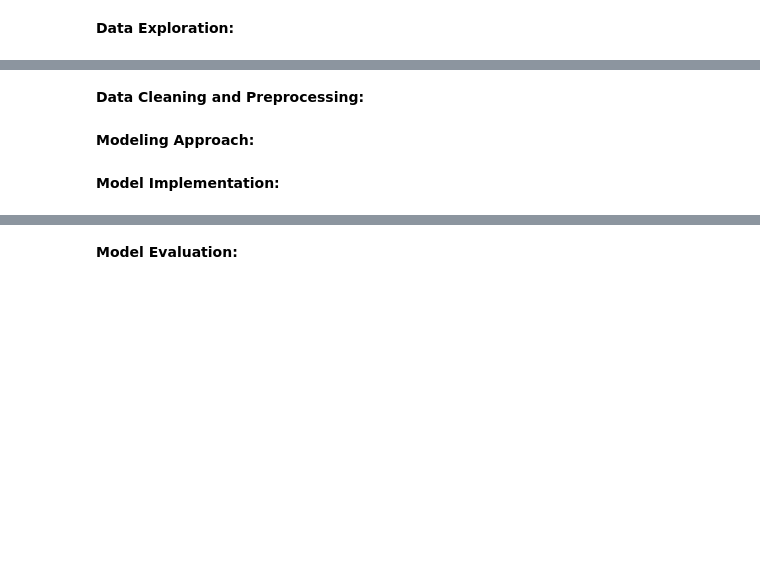
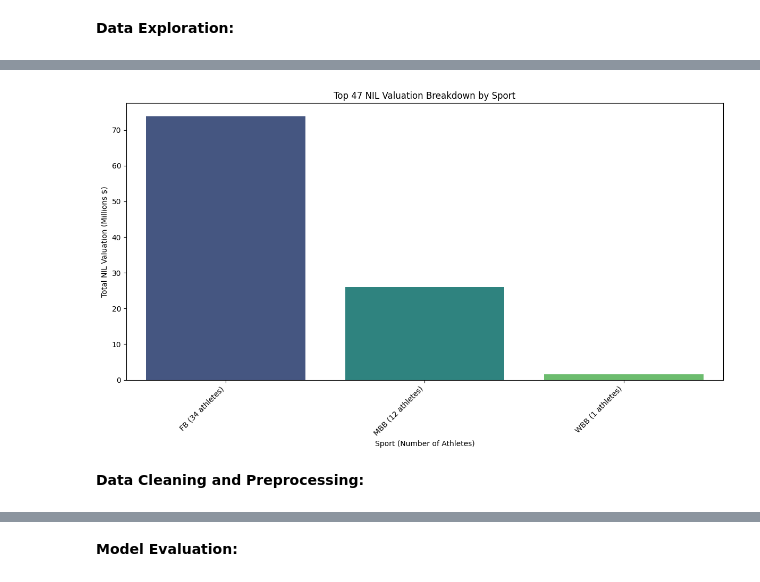
Before and after one commit to mrowsey16/IS4487Final, a Jupyter notebook: NCAA_NIL_ANALYSIS.ipynb, the cells around one changed output, grey strips where cells are left out. Drawn from its saved outputs; the diff is of its cells as text; code cells hidden in the pictures; blank space fills up the shorter version.

```diff
--- a/NCAA_NIL_ANALYSIS.ipynb
+++ b/NCAA_NIL_ANALYSIS.ipynb
@@ -181,6 +207,29 @@ print(df_nil.head())
+# %%
+import matplotlib.pyplot as plt
+import seaborn as sns
+
+# Clean the 'Sport' column by stripping whitespace
+df_nil['Sport'] = df_nil['Sport'].str.strip()
+
+# Group by 'Sport' and sum the 'NIL Valuation (Millions)'
+nil_by_sport = df_nil.groupby('Sport')['NIL Valuation (Millions)'].sum().sort_values(ascending=False)
+
+# Group by 'Sport' and count the number of individuals
+player_counts_by_sport = df_nil.groupby('Sport')['Name'].count()
+
+# Create labels with sport and player count
+labels = [f'{sport} ({int(player_counts_by_sport.get(sport, 0))} athletes)' for sport in nil_by_sport.index]
+
+# Create a bar plot
+plt.figure(figsize=(12, 7))
+sns.barplot(x=nil_by_sport.index, y=nil_by_sport.values, palette='viridis', hue=nil_by_sport.index, legend=False)
+plt.title('Top 47 NIL Valuation Breakdown by Sport')
+plt.xlabel('Sport (Number of Athletes)')
+plt.ylabel('Total NIL Valuation (Millions $)')
+plt.xticks(ticks=range(len(labels)), labels=labels, rotation=45, ha='right')
+plt.tight_layout()
+plt.show()
+# %% [output]
+[figure, added]
 # %% [markdown]
 **Data Cleaning and Preprocessing:**
-# %% [markdown]
-**Modeling Approach:**
-# %% [markdown]
-**Model Implementation:**
```
Also changed, not shown: parts of 30 cells of this notebook.
